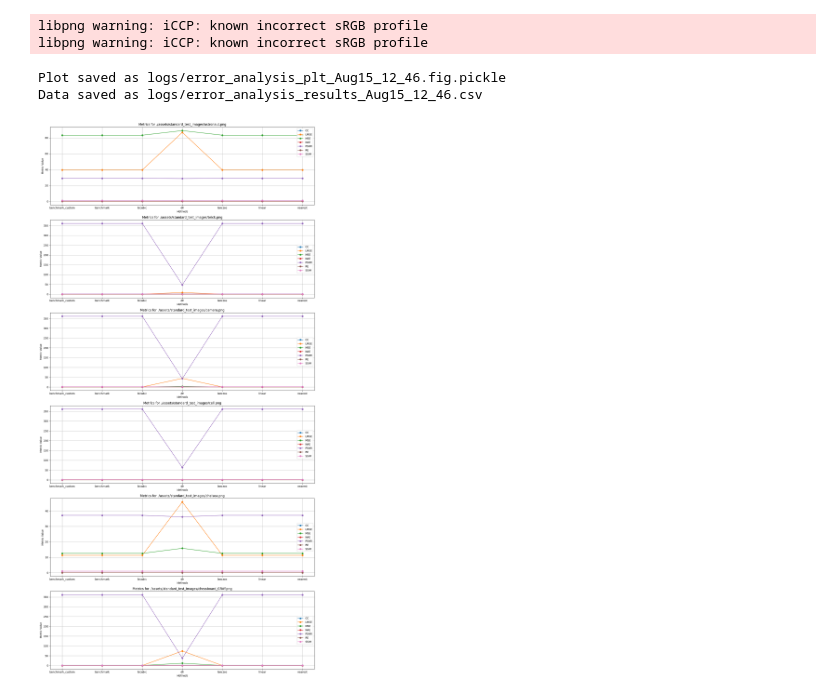
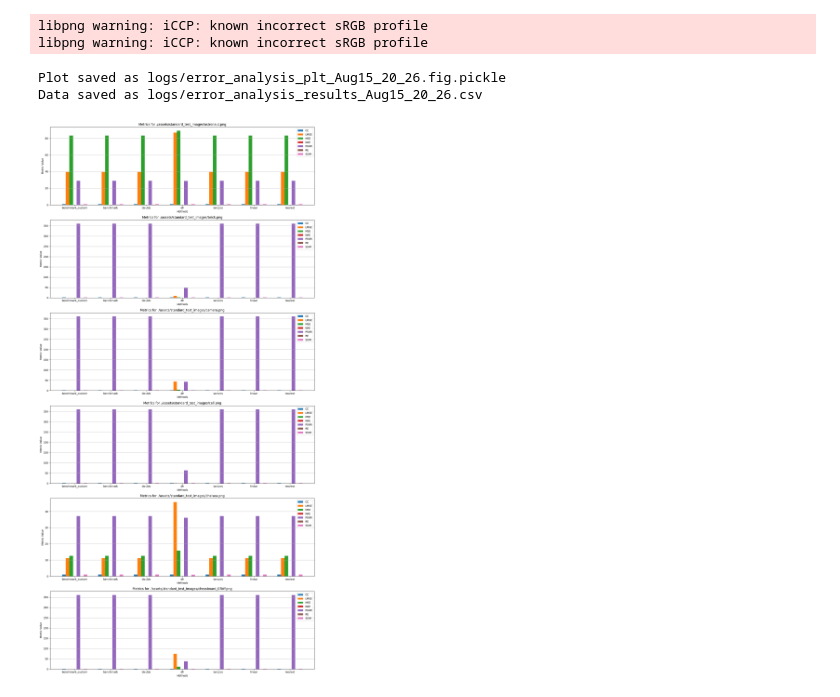
Before and after one commit to BillyDoesDev/fast-image-rotation, a Jupyter notebook: error_tests.ipynb, the cells around one changed output. Saved outputs shown, nothing was run; the diff lists cells and outputs as text; code cells hidden in the pictures.

Commit message:
using bar graphs now

```diff
--- a/error_tests.ipynb
+++ b/error_tests.ipynb
@@ -117,46 +117,47 @@ csv_data = []
 for idx, (image_name, image_data) in enumerate(results.items()):
     ax = axs[idx] if num_images > 1 else axs  # Handle case with only one subplot
 
-    # Plot each metric as a line
-    for metric in metrics:
+    # Plot each metric as a bar graph
+    bar_width = 0.1
+    indices = np.arange(len(image_data['methods']))
+
+    for i, metric in enumerate(metrics):
         values = image_data[metric]
-        ax.plot(image_data['methods'], values, marker='o', label=metric)
-
-        # Collect data for CSV
-        for i, method in enumerate(image_data['methods']):
-            csv_data.append([image_name, method, metric, values[i]])
+        ax.bar(indices + i * bar_width, values, bar_width, label=metric)
 
     ax.set_xlabel('Methods')
     ax.set_ylabel('Metric Value')
     ax.set_title(f'Metrics for {image_name}')
+    ax.set_xticks(indices + bar_width * (len(metrics) - 1) / 2)
+    ax.set_xticklabels(image_data['methods'])
     ax.legend()
-    ax.grid(True)
+    ax.grid(True, axis='y')
 
 # Adjust layout and save plot using pickle
 plt.tight_layout()
 pickle_filename = f'logs/error_analysis_plt_{datetime.now().strftime("%b%d_%H_%M")}.fig.pickle'
 with open(pickle_filename, 'wb') as f:
     pickle.dump(fig, f)
 
 with open(csv_filename, 'w', newline='') as f:
     writer = csv.writer(f)
 
     for image_name, image_data in results.items():
         writer.writerow([f'{image_name}:'])
         writer.writerow(['Metric'] + image_data['methods'])
 
         # Write the metrics as row headers and corresponding values
         for metric in metrics:
             row = [metric] + [image_data[metric][i] for i in range(len(image_data['methods']))]
             writer.writerow(row)
 
         writer.writerow([])
 
 print(f"Plot saved as {pickle_filename}")
 print(f"Data saved as {csv_filename}")
 # %% [output]
 libpng warning: iCCP: known incorrect sRGB profile
 libpng warning: iCCP: known incorrect sRGB profile
-Plot saved as logs/error_analysis_plt_Aug15_12_46.fig.pickle
-Data saved as logs/error_analysis_results_Aug15_12_46.csv
+Plot saved as logs/error_analysis_plt_Aug15_20_26.fig.pickle
+Data saved as logs/error_analysis_results_Aug15_20_26.csv
-[figure, old version]
+[figure, new version]
```
Also changed, not shown: 4 other files.
